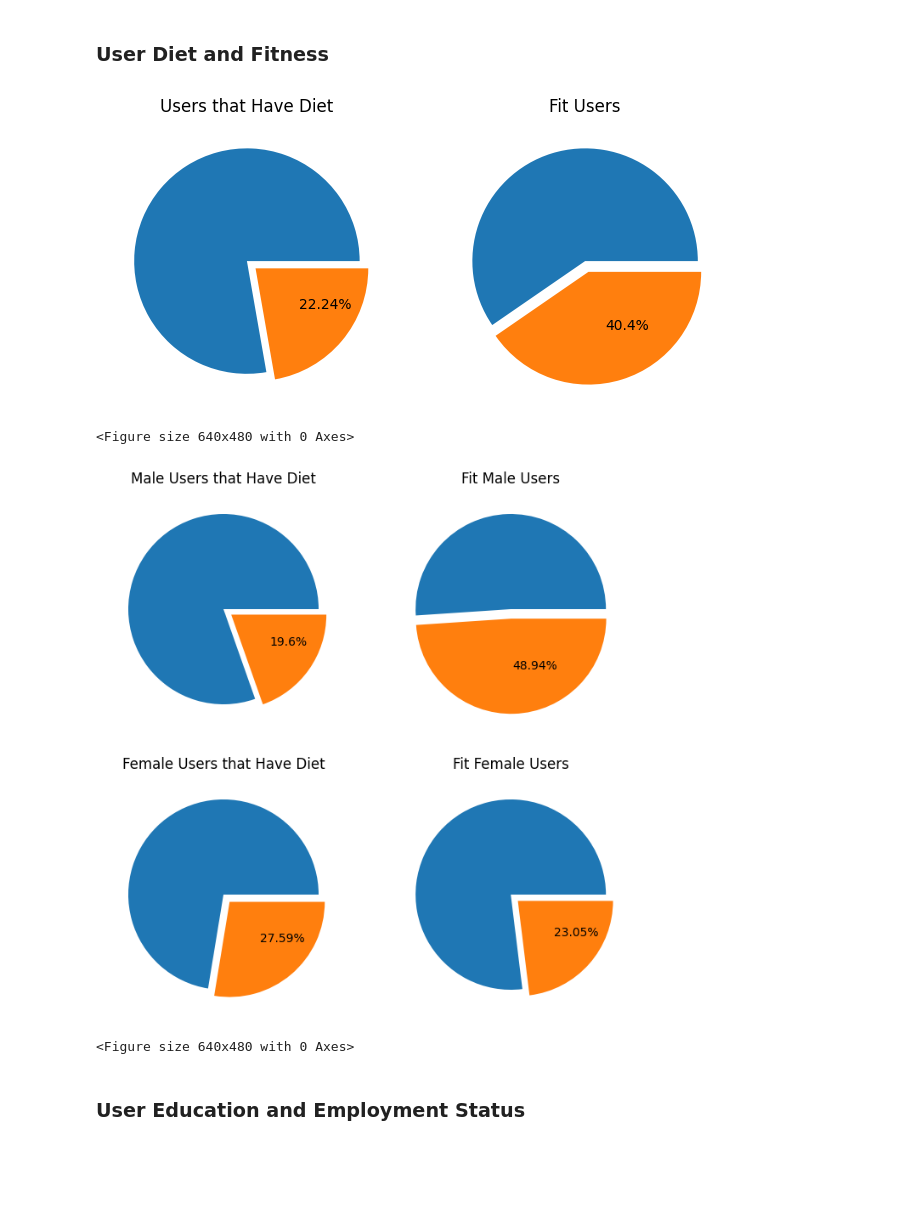
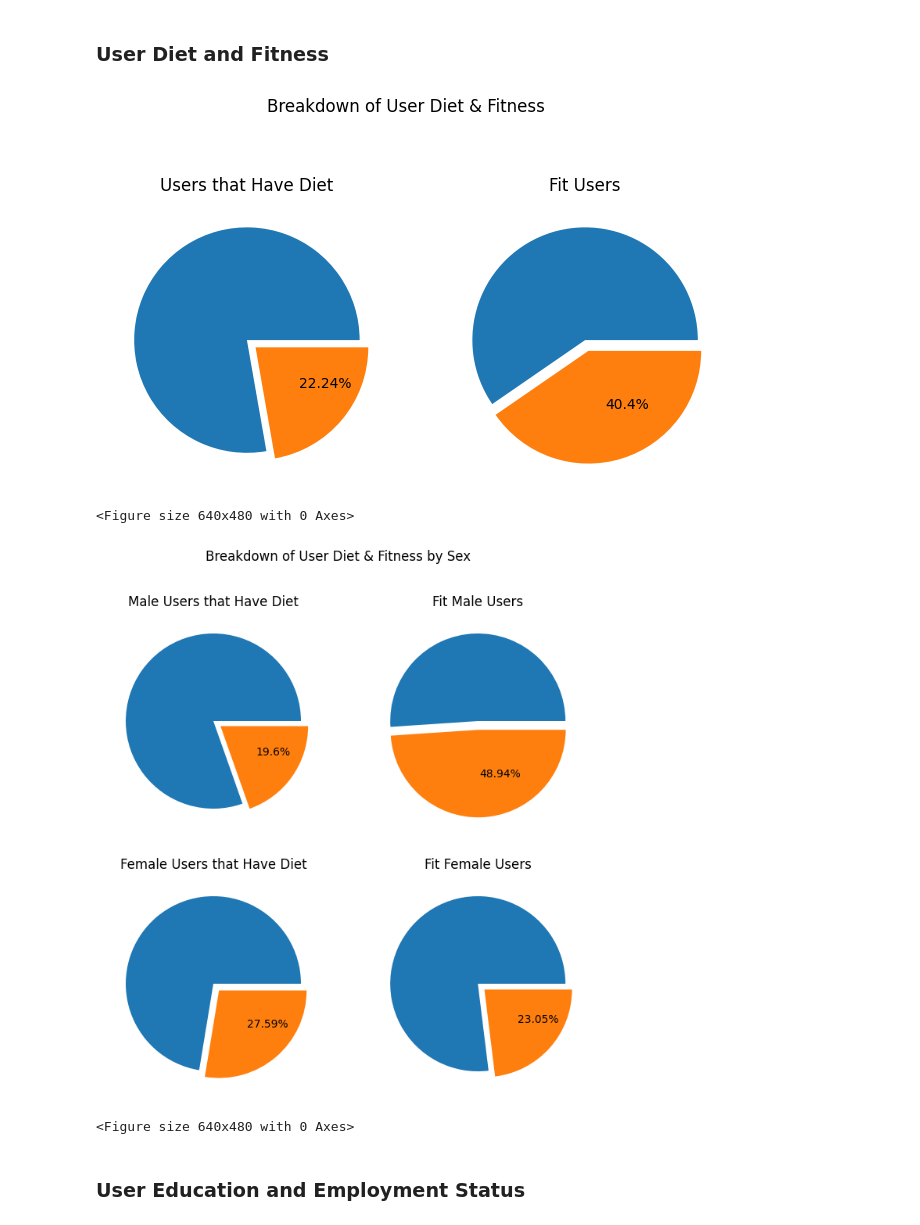
Before and after one commit to rjmxatl/codecademy_datascience_project, a Jupyter notebook: date-a-scientist.ipynb, the cells around one changed output. Cells and saved outputs as stored; diff of their text form; code cells hidden in the pictures; blank space fills up the shorter version.

```diff
--- a/date-a-scientist.ipynb
+++ b/date-a-scientist.ipynb
@@ -1408,24 +1411,25 @@ plt.clf()
 # %%
 # Get percentage of users that diet and have above-average levels of fitness
 pct_diet = round((profile_data_2.adheres_to_diet.sum()/len(profile_data_2))*100, 2)
 pct_fit = round((profile_data_2.is_fit.sum()/len(profile_data_2))*100, 2)
 # Show pie charts for diet and fitness
-fig = plt.figure(figsize=(8,4))
+fig = plt.figure(figsize=(8,5))
 ax = plt.subplot(1, 2, 1)
 plt.pie(profile_data_2.adheres_to_diet.value_counts().sort_index(),
         explode=[0, 0.1], labels=['', f"{pct_diet}%"],
         labeldistance=0.5)
 plt.title('Users that Have Diet')
 
 ax2 = plt.subplot(1, 2, 2)
 plt.pie(profile_data_2.is_fit.value_counts().sort_index(),
         explode=[0, 0.1], labels=['', f"{pct_fit}%"],
         labeldistance=0.5)
 plt.title('Fit Users')
+plt.suptitle('Breakdown of User Diet & Fitness')
 plt.show()
 plt.clf()
 # %% [output]
-[figure, old version]
+[figure, new version]
 <Figure size 640x480 with 0 Axes>
 # %%
 # Get percentage of users by sex that diet and have above-average levels of fitness
@@ -1458,10 +1462,11 @@ plt.pie(profile_data_f.is_fit.value_counts().sort_index(),
         explode=[0, 0.1], labels=['', f"{pct_fit_f}%"],
         labeldistance=0.5)
 plt.title('Fit Female Users')
+plt.suptitle('Breakdown of User Diet & Fitness by Sex')
 plt.show()
 plt.clf()
 # %% [output]
-[figure, old version]
+[figure, new version]
 <Figure size 640x480 with 0 Axes>
 # %% [markdown]
 ### User Education and Employment Status
```
Also changed, not shown: parts of 21 cells of this notebook, 34 other files.
